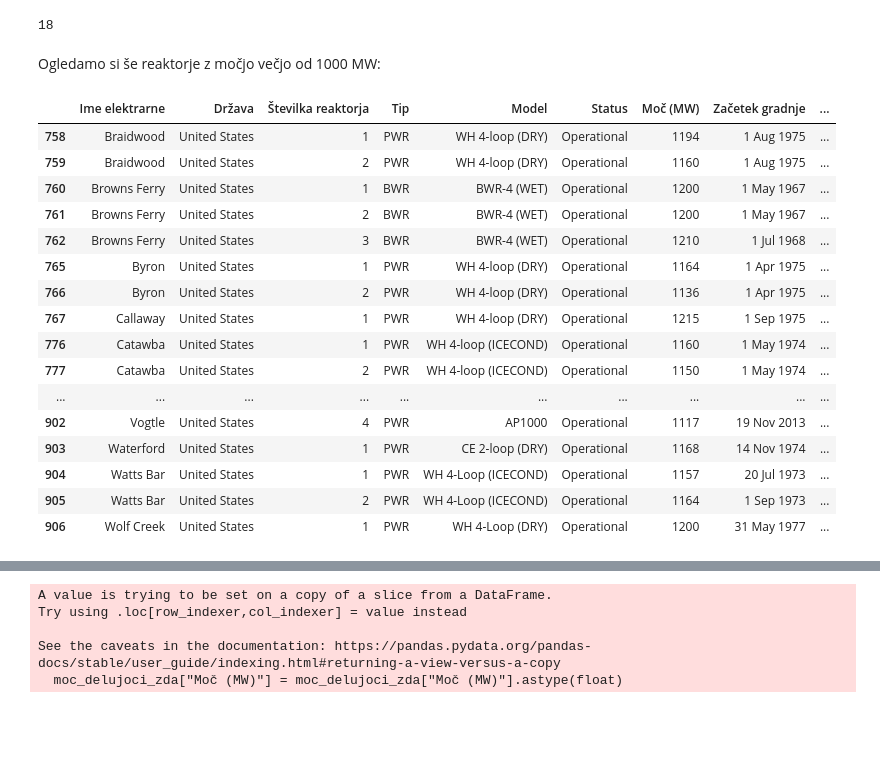
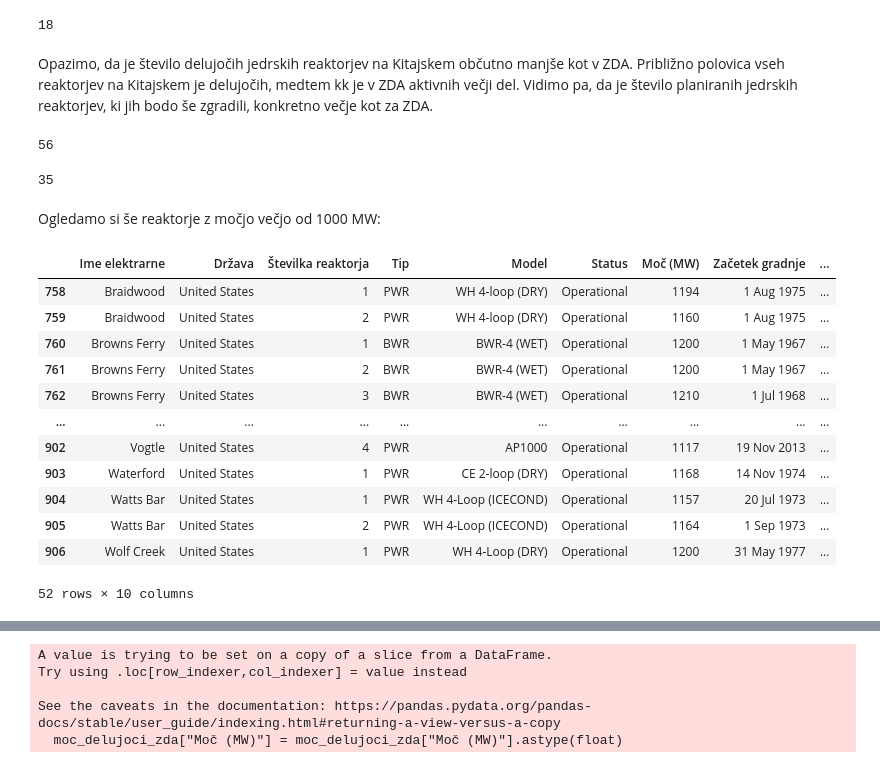
Before and after one commit to aljagombac/analiza-jedrskih-reaktorjev-in-nesrec, a Jupyter notebook: analiza/reaktoji_nesrece.ipynb, the cells around one changed output, grey strips where cells are left out. Cells and saved outputs as stored; diff of their text form; code cells hidden in the pictures; blank space fills up the shorter version.

```diff
--- a/analiza/reaktoji_nesrece.ipynb
+++ b/analiza/reaktoji_nesrece.ipynb
@@ -325,29 +337,38 @@ display(len(reaktorji_v_zda.query('Status == "Shut down"')))
 9
 7
 18
+# %% [markdown]
+Opazimo, da je število delujočih jedrskih reaktorjev na Kitajskem občutno manjše kot v ZDA. Približno polovica vseh reaktorjev na Kitajskem je delujočih, medtem kk je v ZDA aktivnih večji del. Vidimo pa, da je število planiranih jedrskih reaktorjev, ki jih bodo še zgradili, konkretno večje kot za ZDA.
+# %%
+#število delujočih reaktorjev na Kitajskem
+display(len(reaktorji_na_kitajskem.query('Status == "Operational"')))
+
+# število reaktorjev, ki jih še planirajo zgraditi
+display(len(reaktorji_na_kitajskem.query('Status == "Planned"')))
+# %% [output]
+56
+35
 # %% [markdown]
 Ogledamo si še reaktorje z močjo večjo od 1000 MW:
 # %%
+pd.set_option('display.max_rows', 50)
+
 delujoci_zda = reaktorji_v_zda[reaktorji_v_zda["Status"] == "Operational"]
 moc_delujoci_zda = delujoci_zda[delujoci_zda["Moč (MW)"].astype(int) >= 1000]
 
 # tabela delujočih jedrskih reaktorjev v ZDA z močjo večjo od 1000 MW
 moc_delujoci_zda
 # %% [output]
 |  | Ime elektrarne | Država | Številka reaktorja | Tip | Model | Status | Moč (MW) | Začetek gradnje | ... |
 | 758 | Braidwood | United States | 1 | PWR | WH 4-loop (DRY) | Operational | 1194 | 1 Aug 1975 | ... |
 | 759 | Braidwood | United States | 2 | PWR | WH 4-loop (DRY) | Operational | 1160 | 1 Aug 1975 | ... |
 | 760 | Browns Ferry | United States | 1 | BWR | BWR-4 (WET) | Operational | 1200 | 1 May 1967 | ... |
 | 761 | Browns Ferry | United States | 2 | BWR | BWR-4 (WET) | Operational | 1200 | 1 May 1967 | ... |
 | 762 | Browns Ferry | United States | 3 | BWR | BWR-4 (WET) | Operational | 1210 | 1 Jul 1968 | ... |
-| 765 | Byron | United States | 1 | PWR | WH 4-loop (DRY) | Operational | 1164 | 1 Apr 1975 | ... |
-| 766 | Byron | United States | 2 | PWR | WH 4-loop (DRY) | Operational | 1136 | 1 Apr 1975 | ... |
-| 767 | Callaway | United States | 1 | PWR | WH 4-loop (DRY) | Operational | 1215 | 1 Sep 1975 | ... |
-| 776 | Catawba | United States | 1 | PWR | WH 4-loop (ICECOND) | Operational | 1160 | 1 May 1974 | ... |
-| 777 | Catawba | United States | 2 | PWR | WH 4-loop (ICECOND) | Operational | 1150 | 1 May 1974 | ... |
 | ... | ... | ... | ... | ... | ... | ... | ... | ... | ... |
 | 902 | Vogtle | United States | 4 | PWR | AP1000 | Operational | 1117 | 19 Nov 2013 | ... |
 | 903 | Waterford | United States | 1 | PWR | CE 2-loop (DRY) | Operational | 1168 | 14 Nov 1974 | ... |
 | 904 | Watts Bar | United States | 1 | PWR | WH 4-Loop (ICECOND) | Operational | 1157 | 20 Jul 1973 | ... |
 | 905 | Watts Bar | United States | 2 | PWR | WH 4-Loop (ICECOND) | Operational | 1164 | 1 Sep 1973 | ... |
 | 906 | Wolf Creek | United States | 1 | PWR | WH 4-Loop (DRY) | Operational | 1200 | 31 May 1977 | ... |
+52 rows × 10 columns
```
Also changed, not shown: parts of 38 cells of this notebook, 1 other file.
